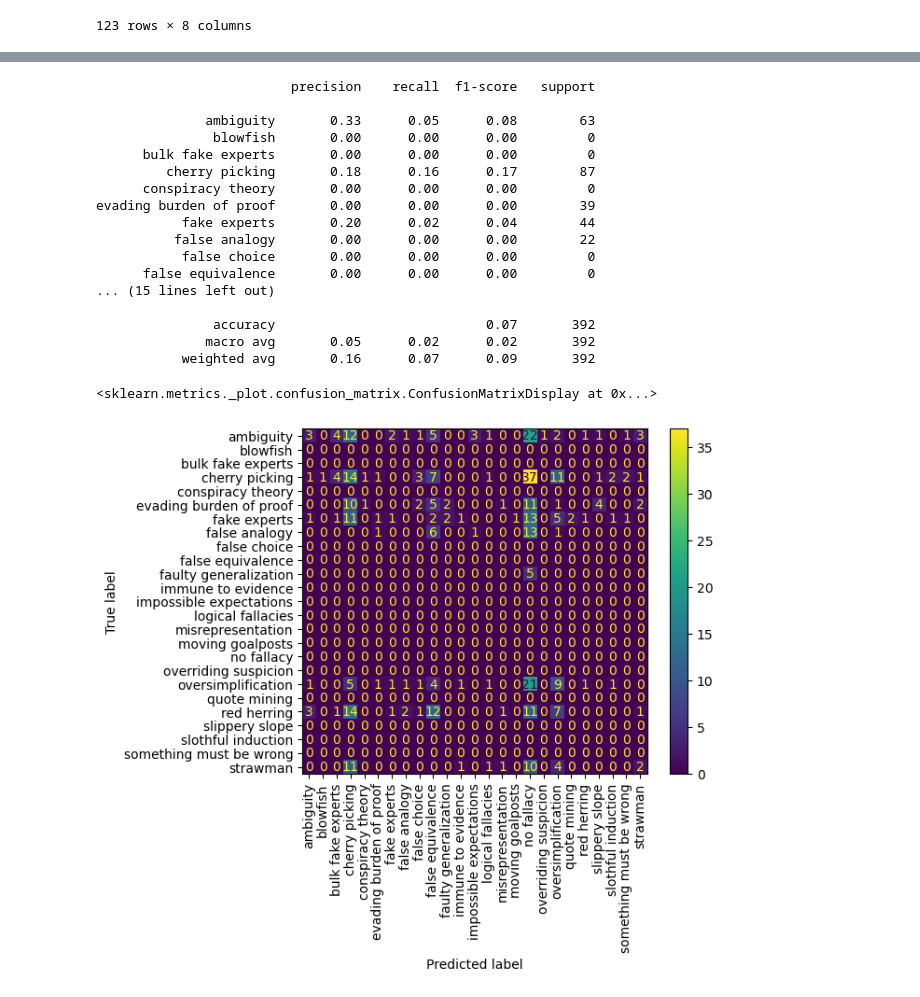
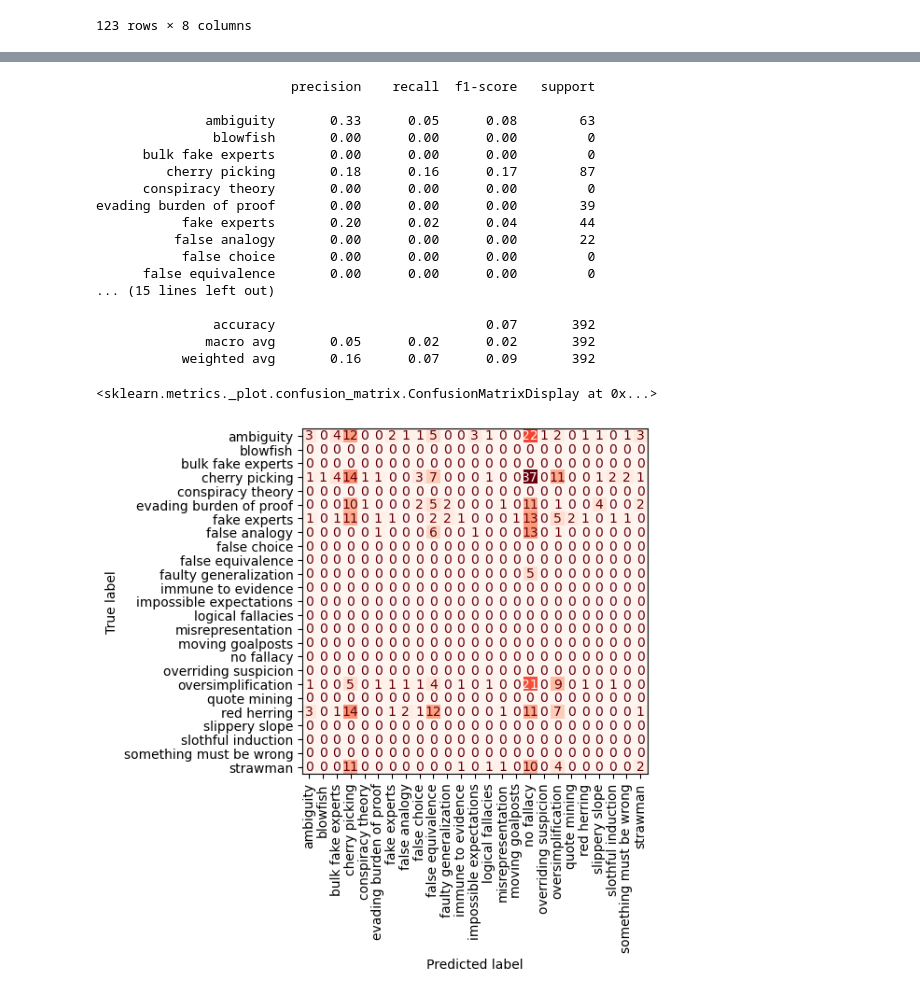
Before and after one commit to fzanart/GenerativeDebunking, a Jupyter notebook: Predictions.ipynb, the cells around one changed output, grey strips where cells are left out. Cells and saved outputs as stored; diff of their text form; code cells hidden in the pictures.

```diff
--- a/Predictions.ipynb
+++ b/Predictions.ipynb
@@ -383,31 +383,31 @@ ConfusionMatrixDisplay.from_predictions(y_true_ham, y_pred_ham,display_labels=le
 # %%
 # labels for only correct format & excluding no fallacy
 le = preprocessing.LabelEncoder()
-le.fit(list(set(df[(df['label'] != 'no fallacy') & (df['dict'] == True)]['label'].to_list() + df[(df['label'] != 'no fallacy')& (df['dict'] == True)]['predictions'].to_list())))
+le.fit(list(set(df[(df['dict'] == True)]['label'].to_list() + df[(df['label'] != 'no fallacy')& (df['dict'] == True)]['predictions'].to_list())))
 
 
 y_true_fallacy = le.transform(df[(df['label'] != 'no fallacy') & (df['dict'] == True)]['label'].to_numpy())
 y_pred_fallacy = le.transform(df[(df['label'] != 'no fallacy') & (df['dict'] == True)]['predictions'].to_numpy())
 
 print(classification_report(y_true_fallacy, y_pred_fallacy, target_names=le.classes_, zero_division=0))
-ConfusionMatrixDisplay.from_predictions(y_true_fallacy, y_pred_fallacy,display_labels=le.classes_, xticks_rotation='vertical')
+ConfusionMatrixDisplay.from_predictions(y_true_fallacy, y_pred_fallacy,display_labels=le.classes_, xticks_rotation='vertical', colorbar=False, cmap='Reds')
 # %% [output]
                          precision    recall  f1-score   support
 
               ambiguity       0.33      0.05      0.08        63
                blowfish       0.00      0.00      0.00         0
       bulk fake experts       0.00      0.00      0.00         0
          cherry picking       0.18      0.16      0.17        87
       conspiracy theory       0.00      0.00      0.00         0
 evading burden of proof       0.00      0.00      0.00        39
            fake experts       0.20      0.02      0.04        44
           false analogy       0.00      0.00      0.00        22
            false choice       0.00      0.00      0.00         0
       false equivalence       0.00      0.00      0.00         0
 ... (15 lines left out)
 
                accuracy                           0.07       392
               macro avg       0.05      0.02      0.02       392
            weighted avg       0.16      0.07      0.09       392
 <sklearn.metrics._plot.confusion_matrix.ConfusionMatrixDisplay at 0x...>
-[figure, old version]
+[figure, new version]
```
Also changed, not shown: parts of 3 cells of this notebook, 5 other files.
